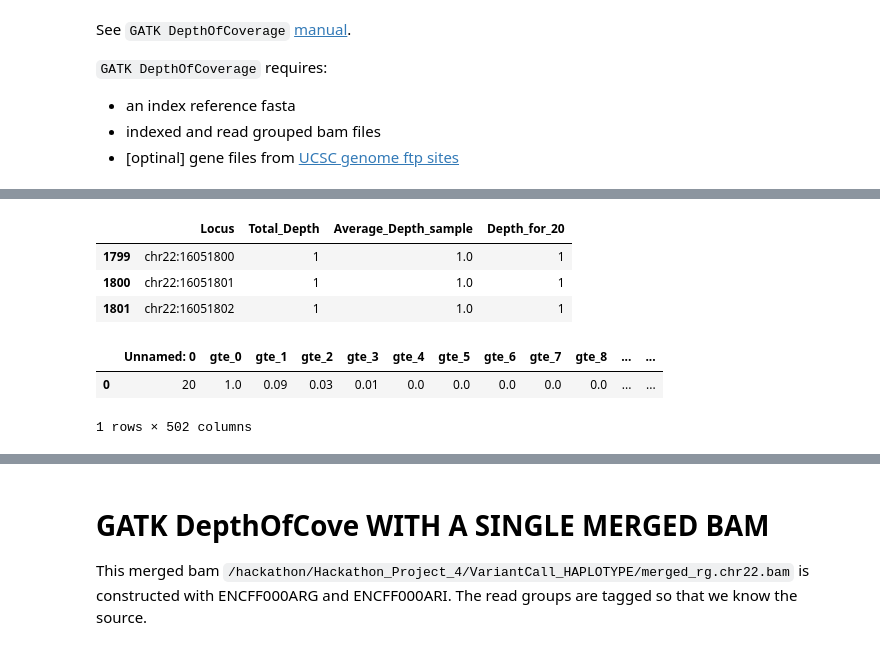
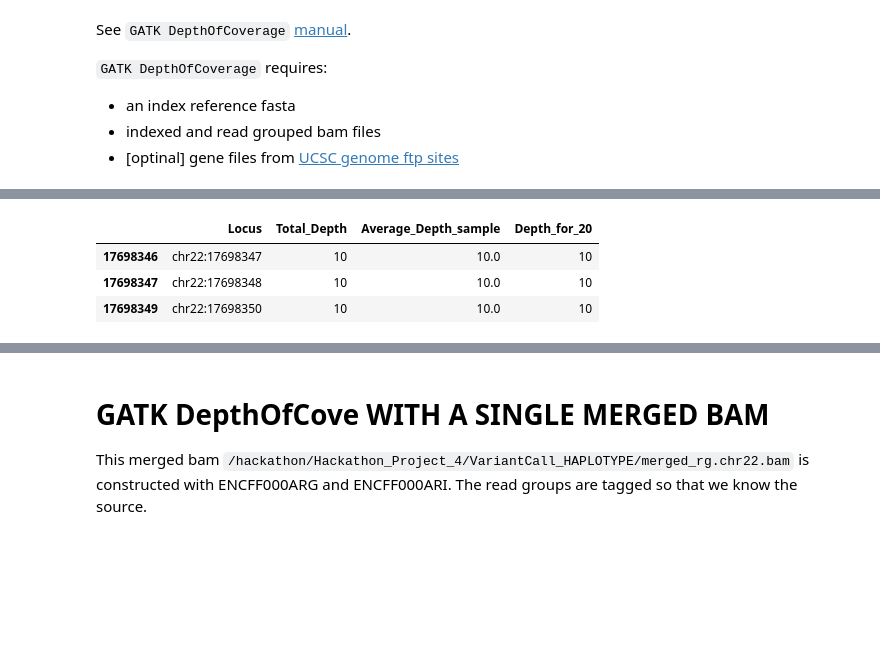
Before and after one commit to hackseq/2016_project_4, a Jupyter notebook: notebooks/DepthOfCoverage.ipynb, the cells around one changed output, grey strips where cells are left out. Drawn from its saved outputs; the diff is of its cells as text; code cells hidden in the pictures; blank space fills up the shorter version.

```diff
--- a/notebooks/DepthOfCoverage.ipynb
+++ b/notebooks/DepthOfCoverage.ipynb
@@ -50,0 +55,5 @@ pd.read_table(jp('ENCODE_DATA_GM12878/COMPLETED/DepthOfCoverage/ENCFF000ARG_chr2
+# %%
+DEPTH_DIR='/hackathon/Hackathon_Project_4/ENCODE_DATA_GM12878/COMPLETED/DepthOfCoverage_test/'
+jp2=lambda x: os.path.join(DEPTH_DIR,x)
+
+pd.read_table(jp2('ENCFF000ATH_chr22_ChIP-seq_rg.depth.sample_gene_summary'))
@@ -200,2 +126,3 @@ pd.read_table(jp('ENCODE_DATA_GM12878/COMPLETED/DepthOfCoverage/ENCFF000ATH_chr2
 # %%
-ENCFF000ATH_chr22_depth=pd.read_table(jp('ENCODE_DATA_GM12878/COMPLETED/DepthOfCoverage/ENCFF000ATH_chr22_ChIP-seq_rg.bam.default.depth'))
+ENCFF000ATH_chr22_depth=pd.read_table(jp2('ENCFF000ATH_chr22_ChIP-seq_rg.depth'))
+ENCFF000ATH_chr22_depth[:1]
@@ -210,13 +153,9 @@ ENCFF000ATH_chr22_depth_moreThanOne = ENCFF000ATH_chr22_depth[ENCFF000ATH_chr22_
+# %%
+ENCFF000ATH_chr22_depth_moreThanTen = ENCFF000ATH_chr22_depth[ENCFF000ATH_chr22_depth['Total_Depth']>=10]
 # %%
-ENCFF000ATH_chr22_depth_moreThanOne[:3]
+ENCFF000ATH_chr22_depth_moreThanTen[:3]
 # %% [output]
 |  | Locus | Total_Depth | Average_Depth_sample | Depth_for_20 |
-| 1799 | chr22:16051800 | 1 | 1.0 | 1 |
-| 1800 | chr22:16051801 | 1 | 1.0 | 1 |
-| 1801 | chr22:16051802 | 1 | 1.0 | 1 |
+| 17698346 | chr22:17698347 | 10 | 10.0 | 10 |
+| 17698347 | chr22:17698348 | 10 | 10.0 | 10 |
+| 17698349 | chr22:17698350 | 10 | 10.0 | 10 |
-# %%
-pd.read_table(jp('ENCODE_DATA_GM12878/COMPLETED/DepthOfCoverage/ENCFF000ATH_chr22_ChIP-seq_rg.bam.default.depth.sample_cumulative_coverage_proportions'))
-# %% [output]
-|  | Unnamed: 0 | gte_0 | gte_1 | gte_2 | gte_3 | gte_4 | gte_5 | gte_6 | gte_7 | gte_8 | ... | ... |
-| 0 | 20 | 1.0 | 0.09 | 0.03 | 0.01 | 0.0 | 0.0 | 0.0 | 0.0 | 0.0 | ... | ... |
-1 rows × 502 columns
```
Also changed, not shown: parts of 24 cells of this notebook, 2 other files.
